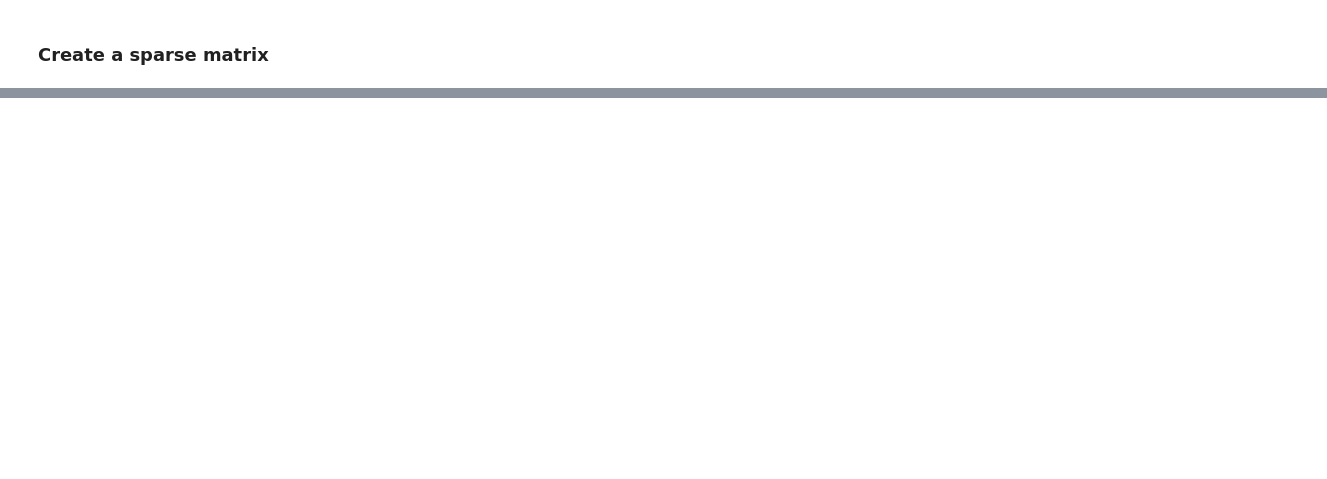
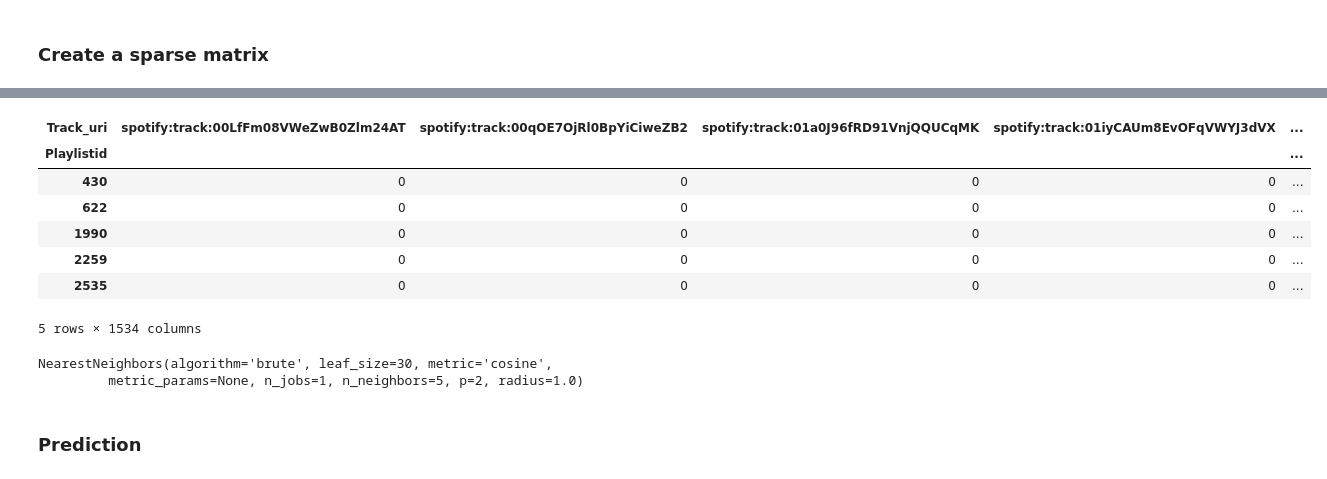
Before and after one commit to phoebewong/spotify-teamNPK, a Jupyter notebook: src/100subset-knn.ipynb, the cells around one changed output, grey strips where cells are left out. Saved outputs shown, nothing was run; the diff lists cells and outputs as text; code cells hidden in the pictures; blank space fills up the shorter version.

Commit message:
add sparse matrix and r precision code

```diff
--- a/src/100subset-knn.ipynb
+++ b/src/100subset-knn.ipynb
@@ -92,2 +58,4 @@ np.sum(subset100.acousticness.isnull())
 # %% [markdown]
 ### Create a sparse matrix
+# %%
+co_mat = pd.crosstab(train.Playlistid, train.Track_uri)
@@ -93,0 +66,2 @@ np.sum(subset100.acousticness.isnull())
+# %%
+co_mat = co_mat.clip(upper=1) # turning the > 1 to be 1
@@ -93,0 +70,11 @@ np.sum(subset100.acousticness.isnull())
+# %%
+co_mat.head()
+# %% [output]
+| Track_uri | spotify:track:00LfFm08VWeZwB0Zlm24AT | spotify:track:00qOE7OjRl0BpYiCiweZB2 | spotify:track:01a0J96fRD91VnjQQUCqMK | spotify:track:01iyCAUm8EvOFqVWYJ3dVX | ... |
+| Playlistid |  |  |  |  | ... |
+| 430 | 0 | 0 | 0 | 0 | ... |
+| 622 | 0 | 0 | 0 | 0 | ... |
+| 1990 | 0 | 0 | 0 | 0 | ... |
+| 2259 | 0 | 0 | 0 | 0 | ... |
+| 2535 | 0 | 0 | 0 | 0 | ... |
+5 rows × 1534 columns
@@ -93,0 +87,7 @@ np.sum(subset100.acousticness.isnull())
+# %%
+col_filter.fit(co_mat_sparse)
+# %% [output]
+NearestNeighbors(algorithm='brute', leaf_size=30, metric='cosine',
+         metric_params=None, n_jobs=1, n_neighbors=5, p=2, radius=1.0)
+# %% [markdown]
+### Prediction
```
Also changed, not shown: parts of 28 cells of this notebook.
